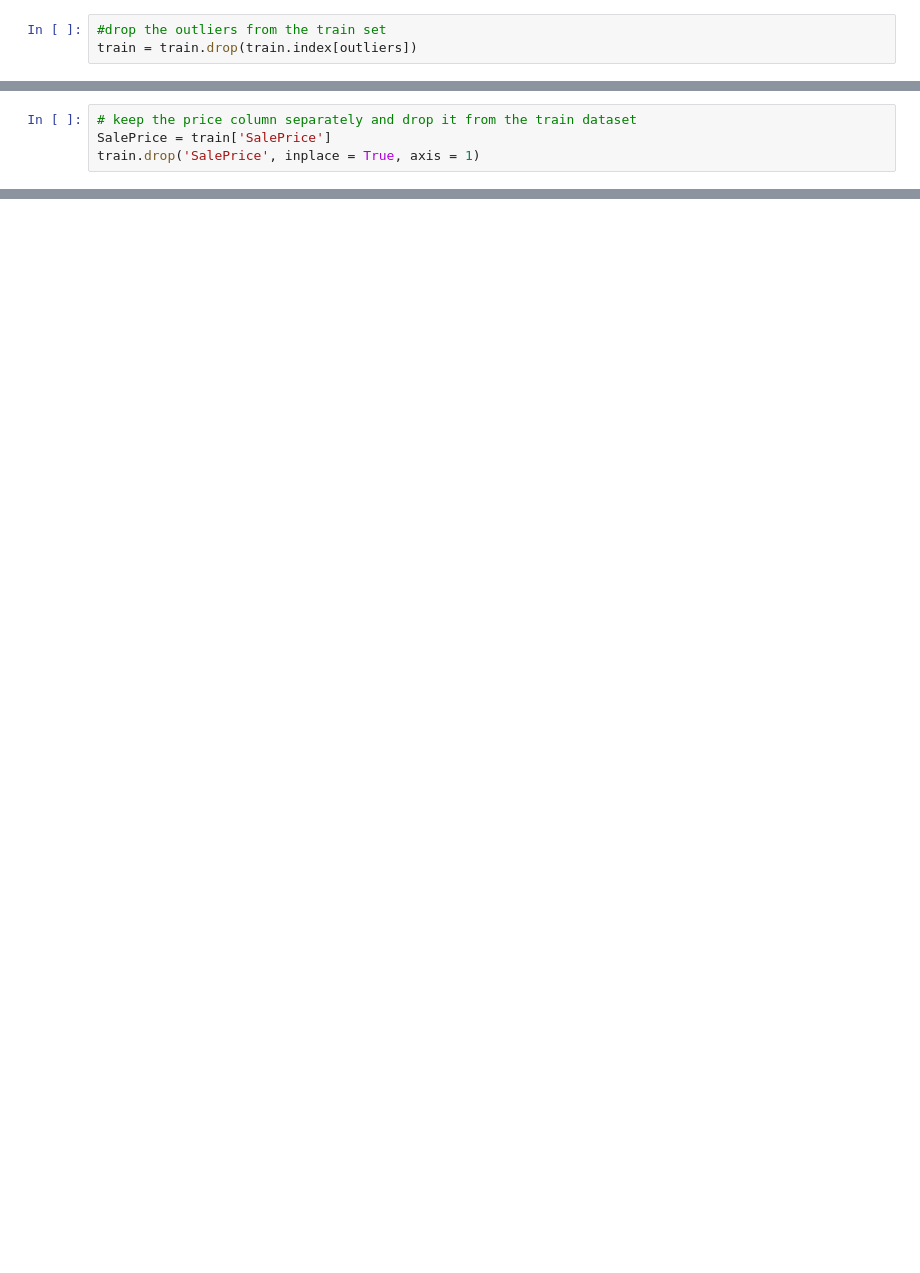
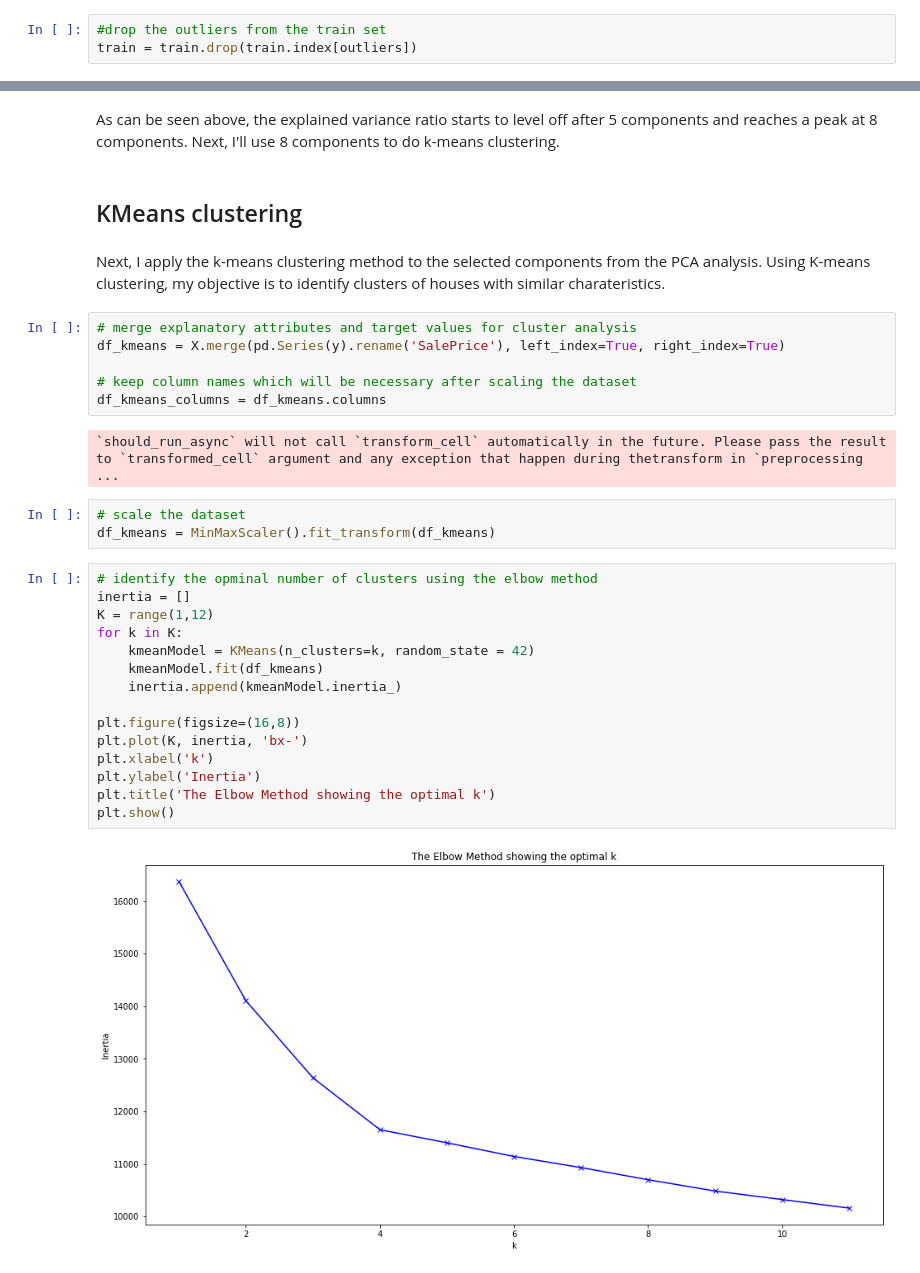
Before and after one commit to allakulov/Udacity_houseprices, a Jupyter notebook: Udacity_capstone.ipynb, the cells around one changed output, grey strips where cells are left out. Cells and saved outputs as stored; diff of their text form; blank space fills up the shorter version.

```diff
--- a/Udacity_capstone.ipynb
+++ b/Udacity_capstone.ipynb
@@ -739,4 +690,0 @@ list(set(train.columns) - set(test.columns))
-# %%
-# keep the price column separately and drop it from the train dataset
-SalePrice = train['SalePrice']
-train.drop('SalePrice', inplace = True, axis = 1)
@@ -1306,0 +761,34 @@ submission_gbr.to_csv('submission_gbr2.csv', index=False)
+# %% [markdown]
+As can be seen above, the explained variance ratio starts to level off after 5 components and reaches a peak at 8 components. Next, I'll use 8 components to do k-means clustering.
+# %% [markdown]
+## KMeans clustering <a class="anchor" id="13-bullet"></a>
+# %% [markdown]
+Next, I apply the k-means clustering method to the selected components from the PCA analysis. Using K-means clustering, my objective is to identify clusters of houses with similar charateristics.
+# %%
+# merge explanatory attributes and target values for cluster analysis
+df_kmeans = X.merge(pd.Series(y).rename('SalePrice'), left_index=True, right_index=True)
+
+# keep column names which will be necessary after scaling the dataset
+df_kmeans_columns = df_kmeans.columns
+# %% [output]
+`should_run_async` will not call `transform_cell` automatically in the future. Please pass the result to `transformed_cell` argument and any exception that happen during thetransform in `preprocessing ...
+# %%
+# scale the dataset
+df_kmeans = MinMaxScaler().fit_transform(df_kmeans)
+# %%
+# identify the opminal number of clusters using the elbow method
+inertia = []
+K = range(1,12)
+for k in K:
+    kmeanModel = KMeans(n_clusters=k, random_state = 42)
+    kmeanModel.fit(df_kmeans)
+    inertia.append(kmeanModel.inertia_)
+
+plt.figure(figsize=(16,8))
+plt.plot(K, inertia, 'bx-')
+plt.xlabel('k')
+plt.ylabel('Inertia')
+plt.title('The Elbow Method showing the optimal k')
+plt.show()
+# %% [output]
+[figure, added]
```
Also changed, not shown: parts of 170 cells of this notebook.
